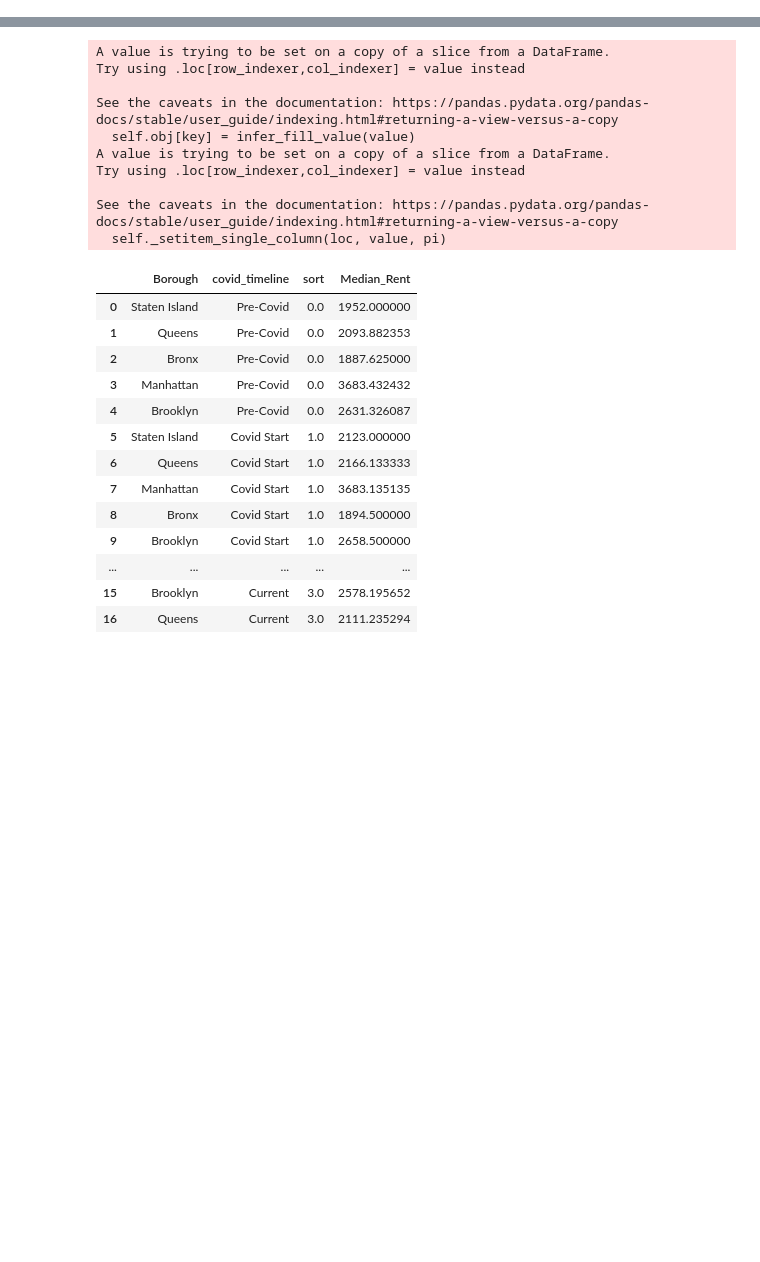
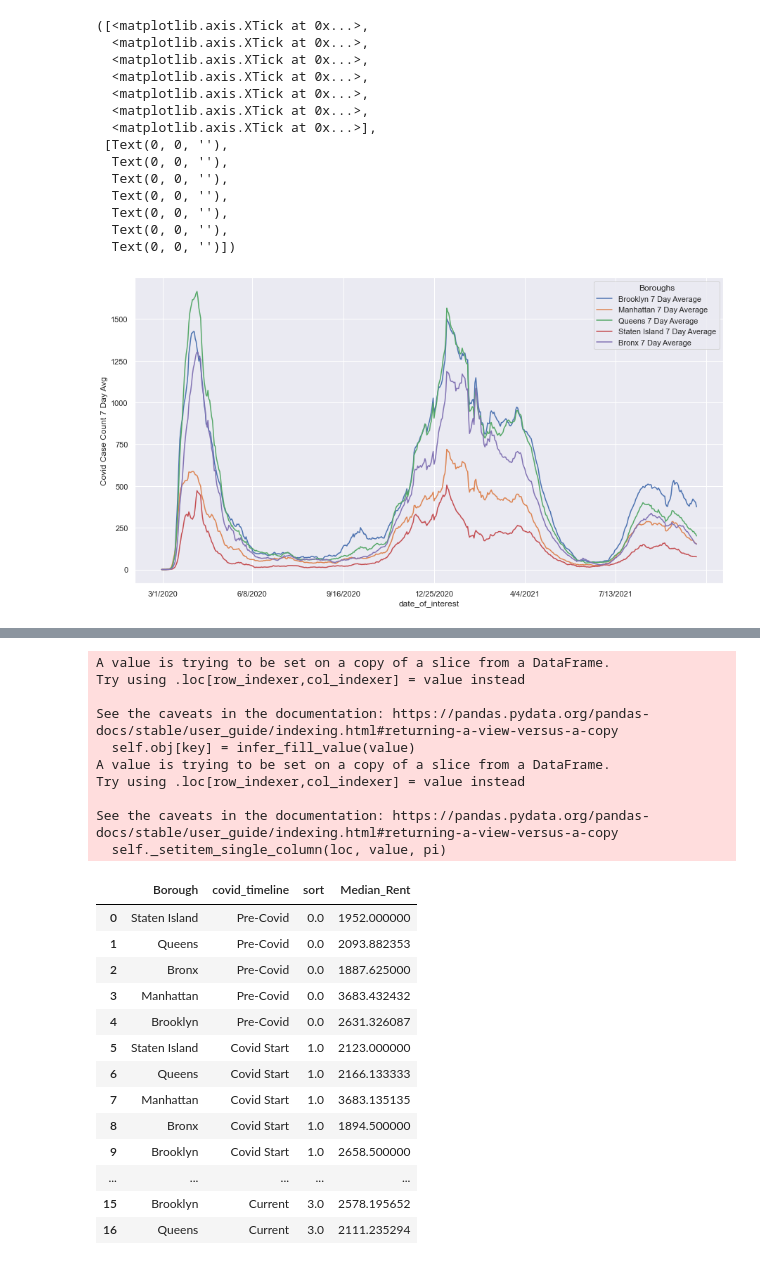
Before and after one commit to jackcopeland11/nyc_apartment_rent_analysis, a Jupyter notebook: python_project_final.ipynb, the cells around one changed output, grey strips where cells are left out. Saved outputs shown, nothing was run; the diff lists cells and outputs as text; code cells hidden in the pictures; blank space fills up the shorter version.

```diff
--- a/python_project_final.ipynb
+++ b/python_project_final.ipynb
@@ -22,14 +35,39 @@ sns.lineplot(dates_to_plot, covid_cases_to_plot)
 # %%
-## Separate the data out by Borough
+## Separate Covid data out by Borough and graph on a line chart
 
+#Pullo out the data and rename columns for graph
 boro_to_plot = covid_cases_by_day[["date_of_interest","BK_CASE_COUNT_7DAY_AVG","MN_CASE_COUNT_7DAY_AVG", 'QN_CASE_COUNT_7DAY_AVG',
 'SI_CASE_COUNT_7DAY_AVG', 'BX_ALL_CASE_COUNT_7DAY_AVG' ]]
-boro_to_plot.head()
+boro_to_plot = boro_to_plot.rename(columns= {
+    "BK_CASE_COUNT_7DAY_AVG": "Brooklyn 7 Day Average",
+    "MN_CASE_COUNT_7DAY_AVG": "Manhattan 7 Day Average",
+    "SI_CASE_COUNT_7DAY_AVG": "Staten Island 7 Day Average",
+    "QN_CASE_COUNT_7DAY_AVG": "Queens 7 Day Average",
+    "BX_ALL_CASE_COUNT_7DAY_AVG": "Bronx 7 Day Average"
+})
 
 #Melt the dataframe -- this is making the column headers of the different boroughs row values instead
 boro_to_plot = boro_to_plot.melt('date_of_interest', var_name='Boroughs' , value_name='Covid Case Count 7 Day Avg')
 
 ##Graph the above values
 sns.set(rc = {'figure.figsize':(15,8)})
 g = sns.lineplot(x='date_of_interest', y='Covid Case Count 7 Day Avg', hue = 'Boroughs' , data = boro_to_plot)
+x = [1,100,200,300,400,500,600]
+plt.xticks(x)
+# %% [output]
+([<matplotlib.axis.XTick at 0x...>,
+  <matplotlib.axis.XTick at 0x...>,
+  <matplotlib.axis.XTick at 0x...>,
+  <matplotlib.axis.XTick at 0x...>,
+  <matplotlib.axis.XTick at 0x...>,
+  <matplotlib.axis.XTick at 0x...>,
+  <matplotlib.axis.XTick at 0x...>],
+ [Text(0, 0, ''),
+  Text(0, 0, ''),
+  Text(0, 0, ''),
+  Text(0, 0, ''),
+  Text(0, 0, ''),
+  Text(0, 0, ''),
+  Text(0, 0, '')])
+[figure, added]
 # %%
```
Also changed, not shown: parts of 5 cells of this notebook, 2 other files.
